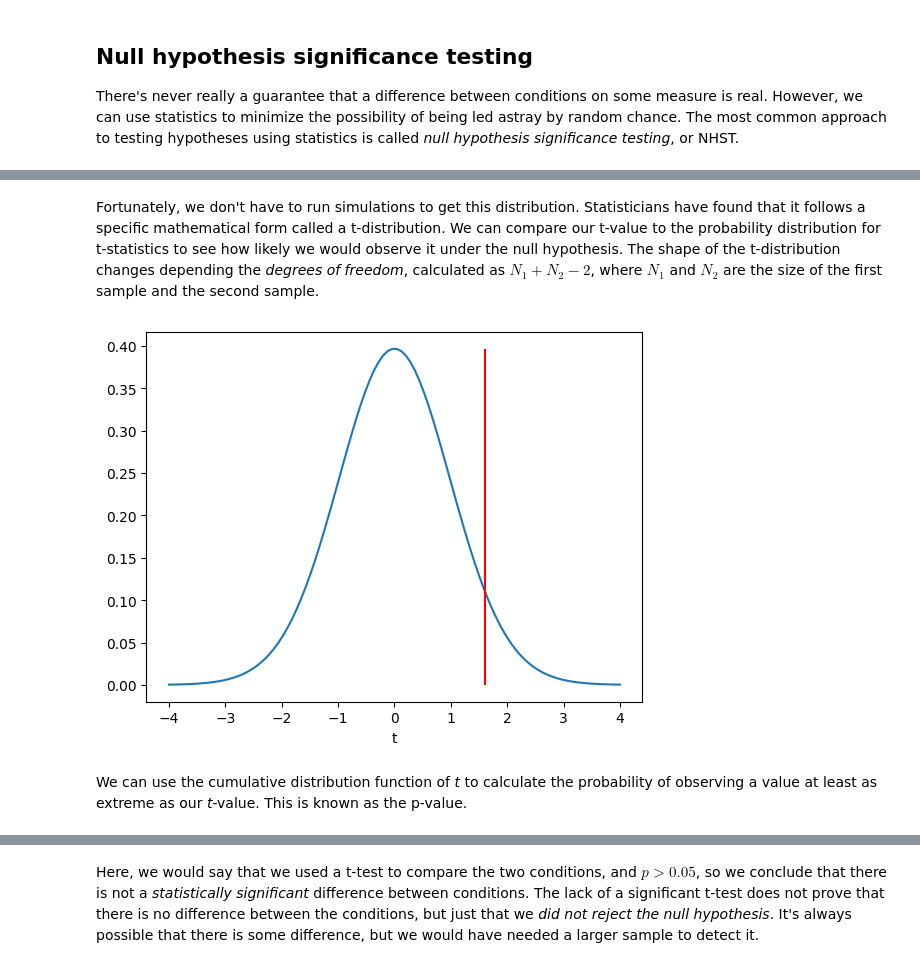
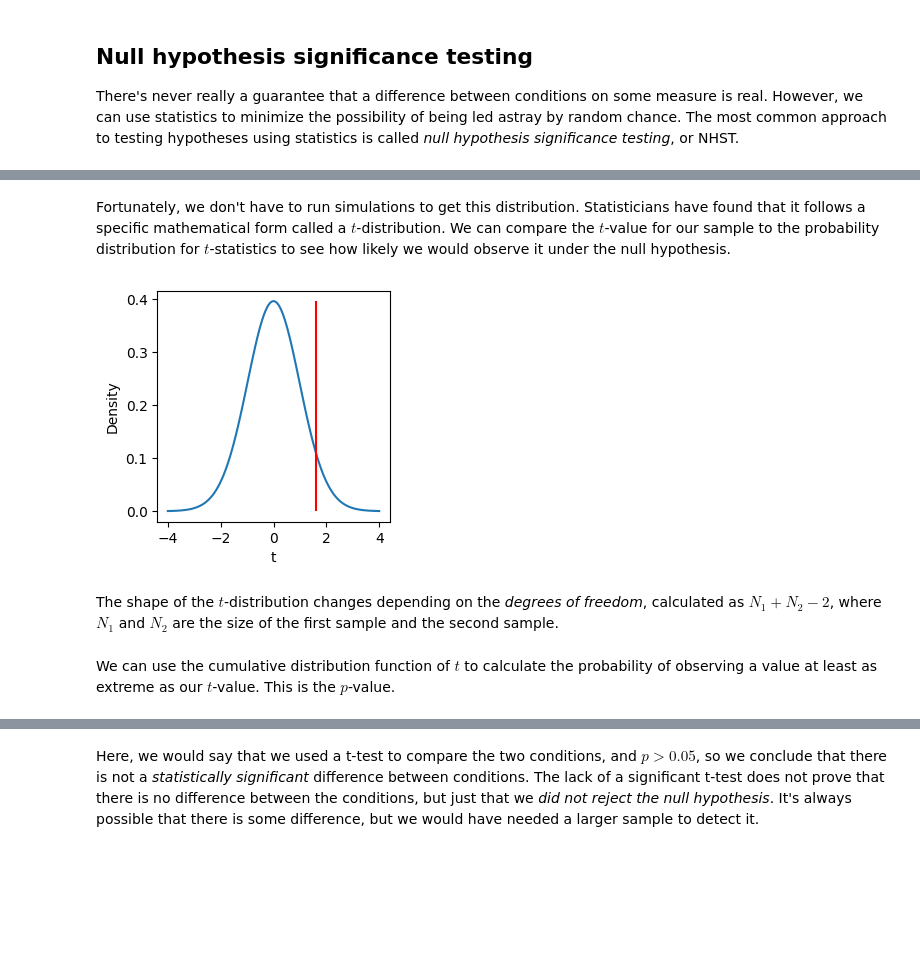
Before and after one commit to mortonne/datascipsych, a Jupyter notebook: assignments/assignment11/inferential_statistics.ipynb, the cells around one changed output, grey strips where cells are left out. Drawn from its saved outputs; the diff is of its cells as text; code cells hidden in the pictures; blank space fills up the shorter version.

```diff
--- a/assignments/assignment11/inferential_statistics.ipynb
+++ b/assignments/assignment11/inferential_statistics.ipynb
@@ -31,6 +37,5 @@ When we generate samples of `x`, however, we will sometimes end up with a differ
 # %%
 rng = np.random.default_rng(10)
-n1 = 25
-n2 = 25
-x1 = rng.normal(mu1, sigma1, size=n1)
-x2 = rng.normal(mu2, sigma2, size=n2)
+n1, n2 = 25, 25
+iq1 = rng.normal(mu1, sigma1, size=n1)
+iq2 = rng.normal(mu2, sigma2, size=n2)
@@ -80,4 +100,4 @@ In our simulation, condition b ended up with a larger value of `x` than conditio
 # %%
-diff = np.mean(x2) - np.mean(x1)
-diff
+diff = np.mean(iq2) - np.mean(iq1)
+print(diff)
 # %% [output]
@@ -92,0 +107,4 @@ np.float64(1.598921122269287)
+# %%
+sem1 = np.std(iq1, ddof=1) / np.sqrt(n1)
+sem2 = np.std(iq2, ddof=1) / np.sqrt(n2)
+print(sem1, sem2)
@@ -92,0 +115,3 @@ np.float64(1.598921122269287)
+# %%
+t = diff / np.sqrt(sem1 ** 2 + sem2 ** 2)
+print(t)
@@ -105,16 +132,19 @@ sns.displot(ts, kind="kde").set(xlim=(-4, 4));
 # %% [markdown]
-Fortunately, we don't have to run simulations to get this distribution. Statisticians have found that it follows a specific mathematical form called a t-distribution. We can compare our t-value to the probability distribution for t-statistics to see how likely we would observe it under the null hypothesis. The shape of the t-distribution changes depending the *degrees of freedom*, calculated as $N_1 + N_2 - 2$, where $N_1$ and $N_2$ are the size of the first sample and the second sample.
+Fortunately, we don't have to run simulations to get this distribution. Statisticians have found that it follows a specific mathematical form called a $t$-distribution. We can compare the $t$-value for our sample to the probability distribution for $t$-statistics to see how likely we would observe it under the null hypothesis.
 # %%
 tx = np.linspace(-4, 4, 100)
 ty = stats.t.pdf(tx, n1 + n2 - 2)
-fig, ax = plt.subplots()
+fig, ax = plt.subplots(figsize=(3, 3))
 ax.plot(tx, ty)
 ax.vlines(t, 0, np.max(ty), color="r");
-ax.set_xlabel("t");
+ax.set_xlabel("t")
+ax.set_ylabel("Density");
 # %% [output]
-[figure, old version]
+[figure, new version]
+# %% [markdown]
+The shape of the $t$-distribution changes depending on the *degrees of freedom*, calculated as $N_1 + N_2 - 2$, where $N_1$ and $N_2$ are the size of the first sample and the second sample.
 # %% [markdown]
-We can use the cumulative distribution function of *t* to calculate the probability of observing a value at least as extreme as our *t*-value. This is known as the p-value.
+We can use the cumulative distribution function of $t$ to calculate the probability of observing a value at least as extreme as our $t$-value. This is the $p$-value.
 # %%
 (1 - stats.t.cdf(t, n1 + n2 - 2)) * 2
 # %% [output]
```
Also changed, not shown: parts of 61 cells of this notebook.
